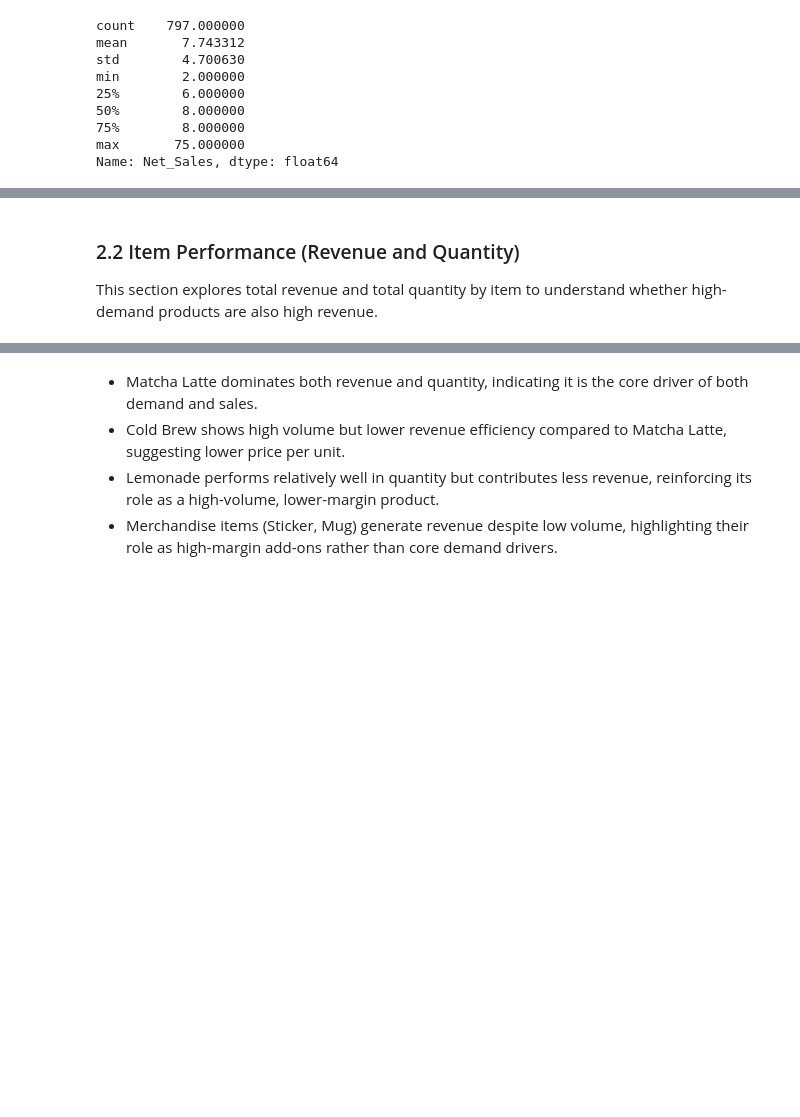
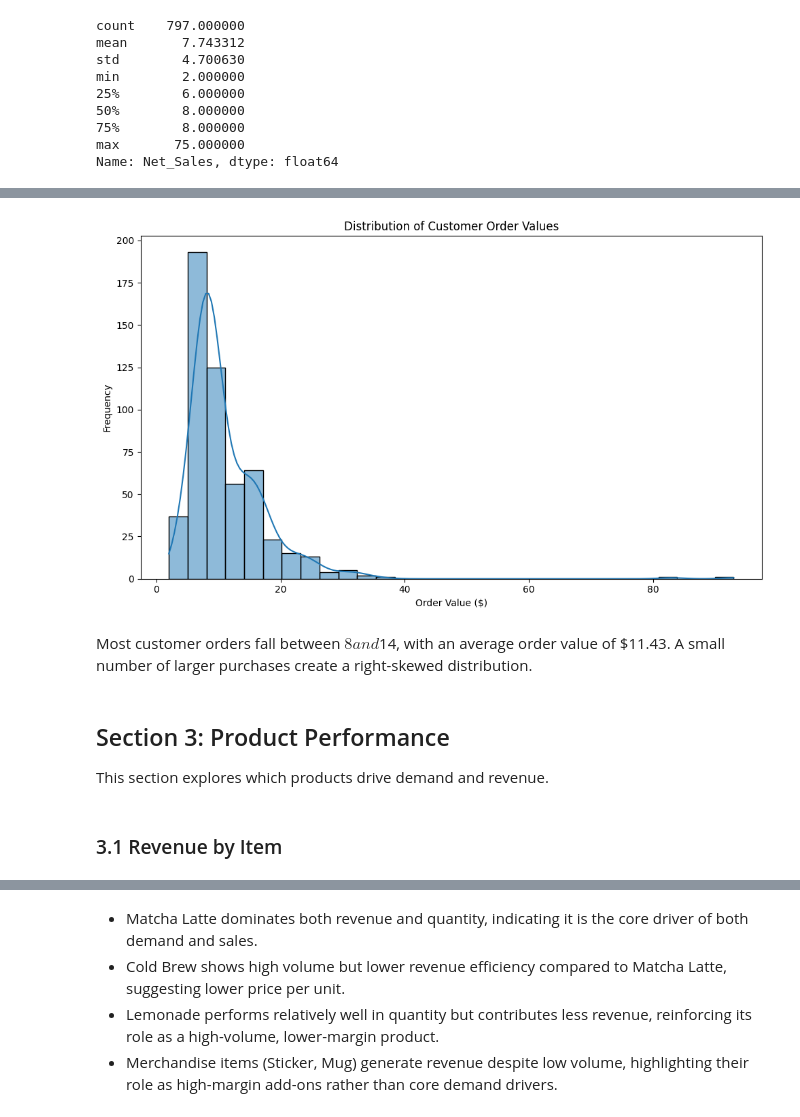
Before and after one commit to zoetankersley/sunrise_social_club, a Jupyter notebook: notebooks/eda.ipynb, the cells around one changed output, grey strips where cells are left out. Cells and saved outputs as stored; diff of their text form; code cells hidden in the pictures; blank space fills up the shorter version.

```diff
--- a/notebooks/eda.ipynb
+++ b/notebooks/eda.ipynb
@@ -113,0 +116,11 @@ Name: Net_Sales, dtype: float64
+# %%
+order_level = (
+    df.groupby(["Date", "Time"])["Net_Sales"]
+      .sum()
+)
+
+# Summary statistics
+print(order_level.describe())
+
+print(f"Average Order Value: ${order_level.mean():.2f}")
+print(f"Median Order Value: ${order_level.median():.2f}")
@@ -114,6 +139,20 @@ Name: Net_Sales, dtype: float64
+# %%
+plt.figure(figsize=(10, 6))
+sns.histplot(order_level, bins=30, kde=True)
+plt.title("Distribution of Customer Order Values")
+plt.xlabel("Order Value ($)")
+plt.ylabel("Frequency")
+plt.tight_layout()
+plt.show()
+# %% [output]
+[figure, added]
+# %% [markdown]
+Most customer orders fall between $8 and $14, with an average order value of $11.43. A small number of larger purchases create a right-skewed distribution.
 # %% [markdown]
-### 2.2 Item Performance (Revenue and Quantity)
-This section explores total revenue and total quantity by item to understand whether high-demand products are also high revenue.
+## Section 3: Product Performance
+This section explores which products drive demand and revenue.
+# %% [markdown]
+### 3.1 Revenue by Item
 # %%
 items_by_revenue = df.groupby('Item')['Net_Sales'].sum().sort_values(ascending=False)
 items_by_revenue
```
Also changed, not shown: parts of 46 cells of this notebook, 4 other files.
